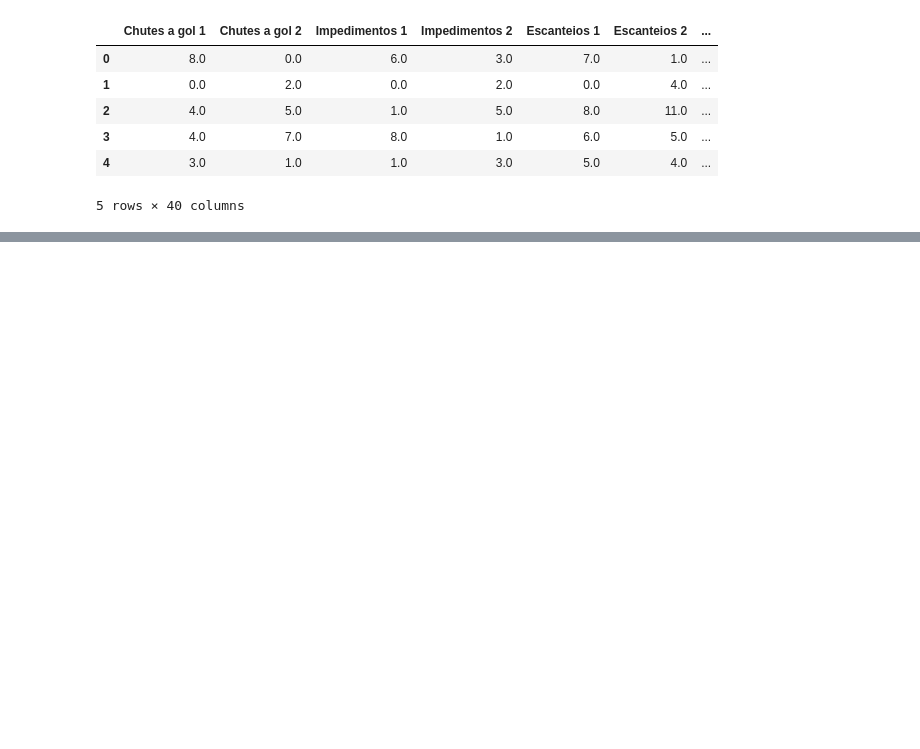
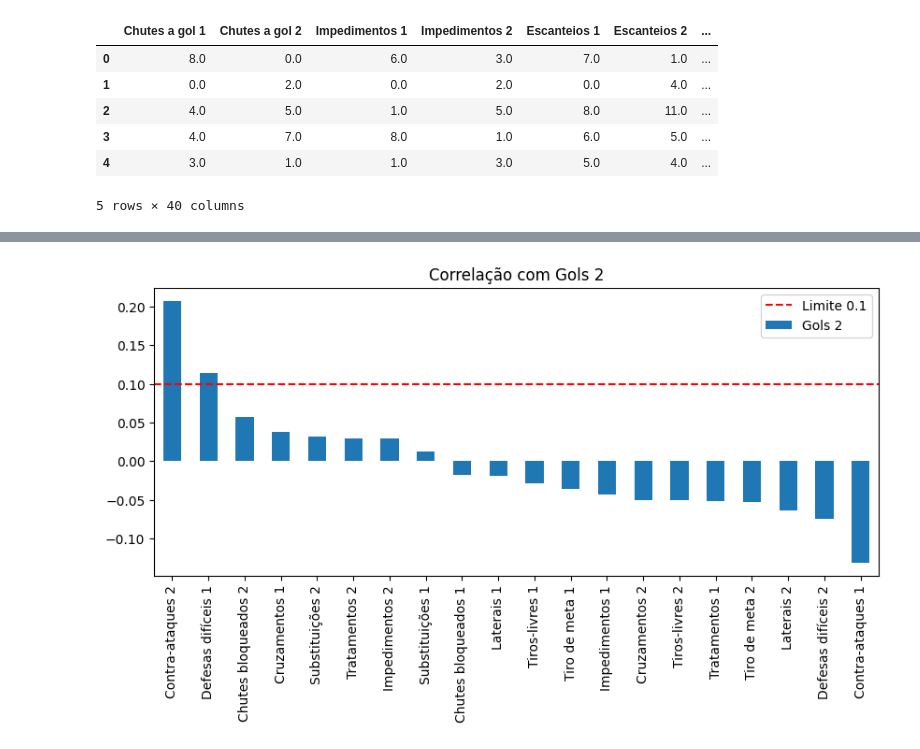
Before and after one commit to UFRJ-Analytica/PS-2025.1, a Jupyter notebook: analise_exploratorio.ipynb, the cells around one changed output, grey strips where cells are left out. Saved outputs shown, nothing was run; the diff lists cells and outputs as text; code cells hidden in the pictures; blank space fills up the shorter version.

```diff
--- a/analise_exploratorio.ipynb
+++ b/analise_exploratorio.ipynb
@@ -14,0 +111,7 @@ campeonatos.head()
+# %%
+cor_gols2.sort_values(ascending=False).plot(kind='bar', title='Correlação com Gols 2', figsize=(10,4))
+plt.axhline(0.1, color='red', linestyle='--', label='Limite 0.1')
+plt.legend()
+plt.show()
+# %% [output]
+[figure, added]
```
Also changed, not shown: parts of 11 cells of this notebook.
